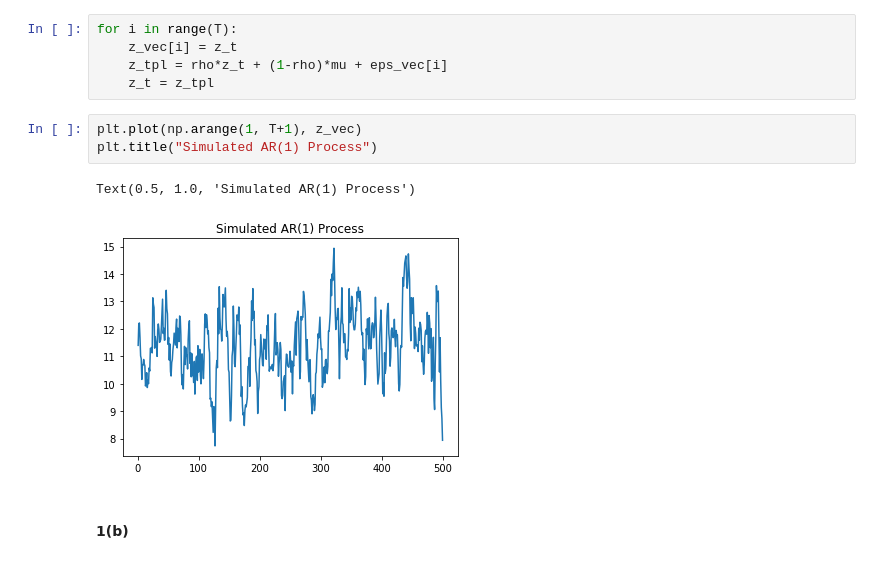
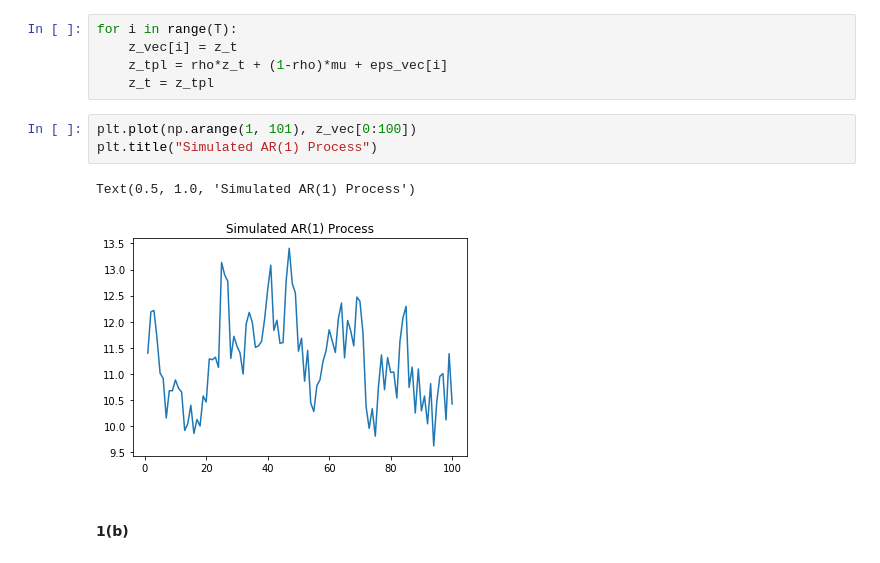
Before and after one commit to jsgenan/persp-research-econ_Spr19, a Jupyter notebook: ProblemSets/PS4/PS4_Nan.ipynb, the cells around one changed output. Cells and saved outputs as stored; diff of their text form.

```diff
--- a/ProblemSets/PS4/PS4_Nan.ipynb
+++ b/ProblemSets/PS4/PS4_Nan.ipynb
@@ -27,11 +27,11 @@ for i in range(T):
     z_tpl = rho*z_t + (1-rho)*mu + eps_vec[i]
     z_t = z_tpl
 # %%
-plt.plot(np.arange(1, T+1), z_vec)
+plt.plot(np.arange(1, 101), z_vec[0:100])
 plt.title("Simulated AR(1) Process")
 # %% [output]
 Text(0.5, 1.0, 'Simulated AR(1) Process')
-[figure, old version]
+[figure, new version]
 # %% [markdown]
 #### 1(b)
 # %%
```
Also changed, not shown: parts of 6 cells of this notebook.
